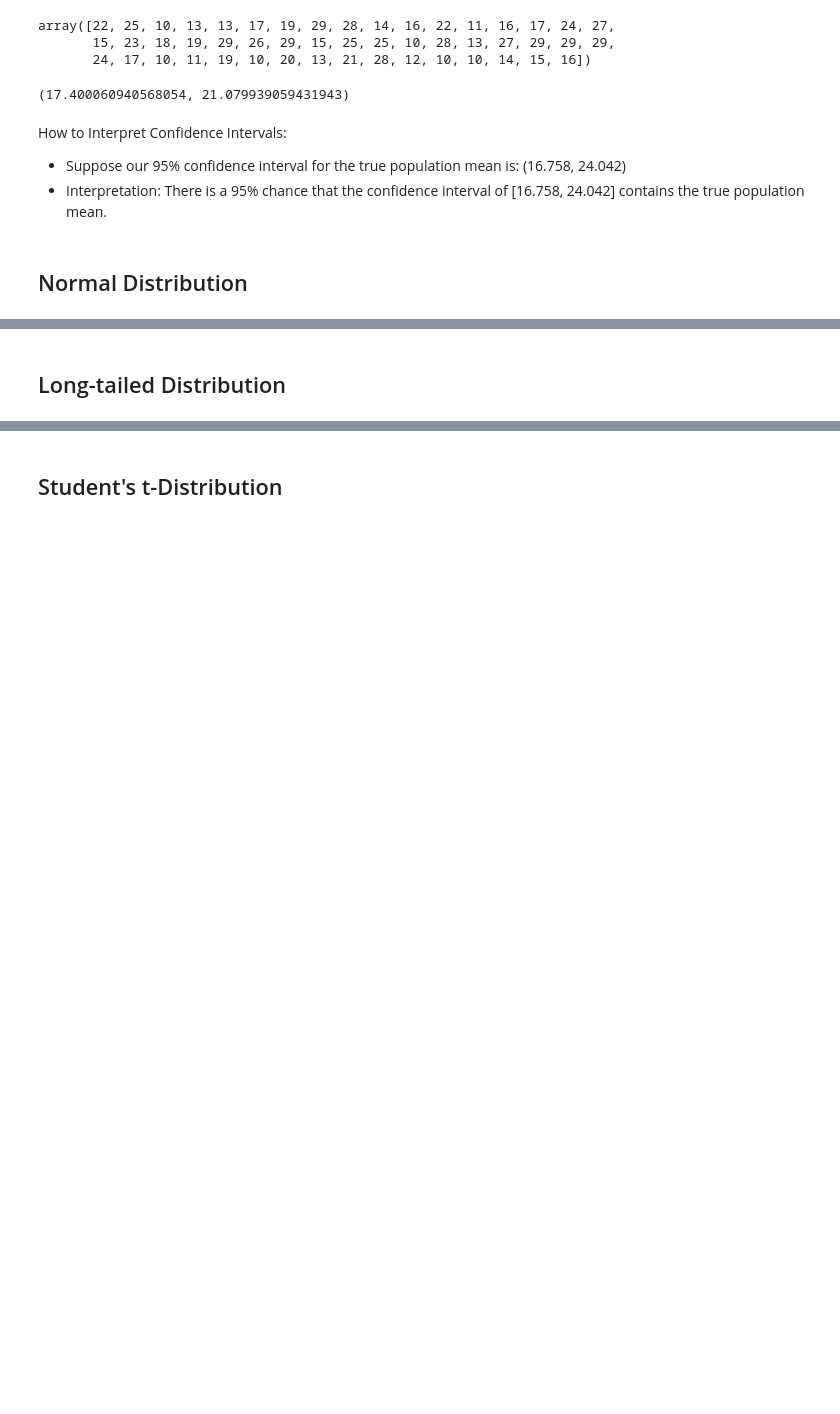
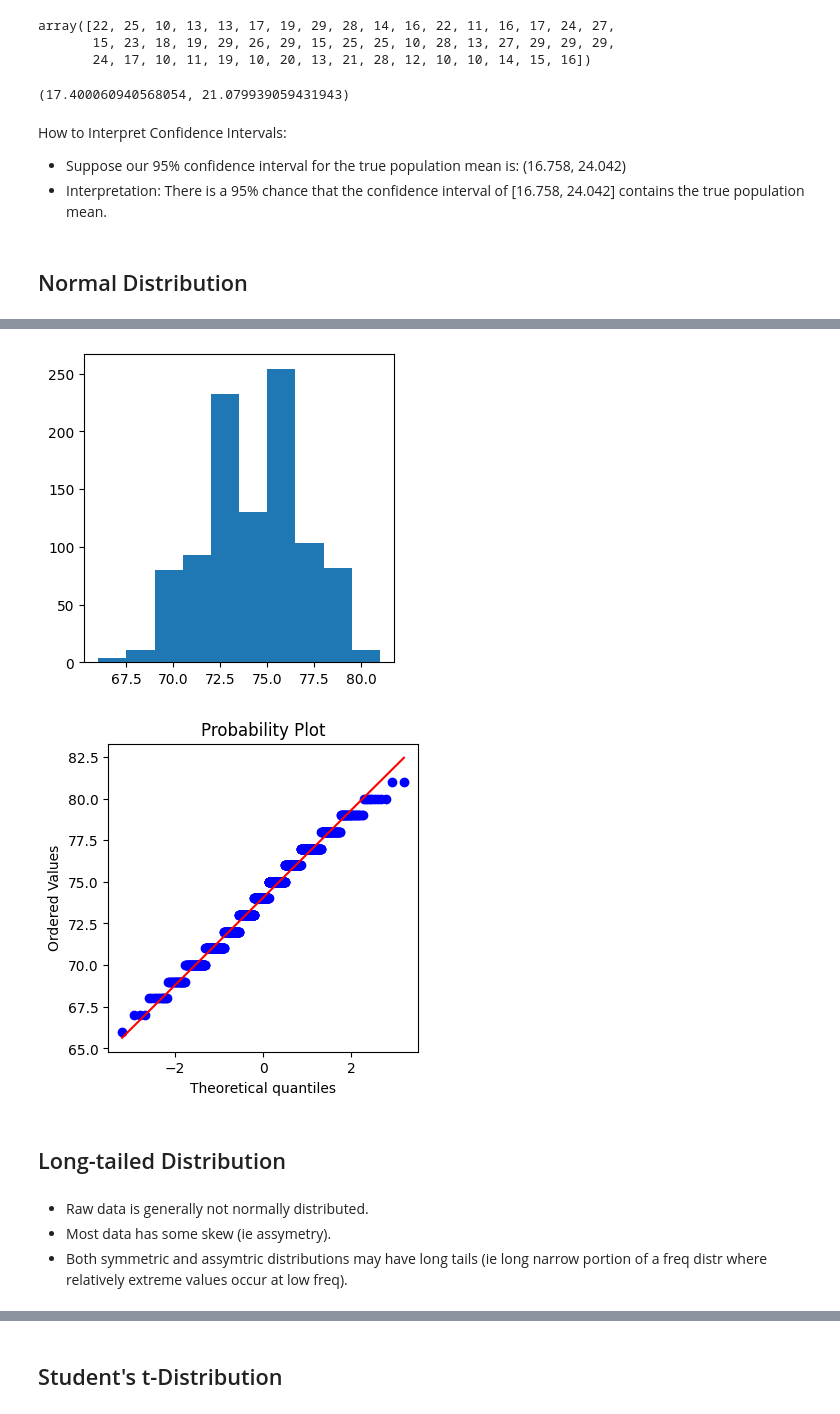
Before and after one commit to malayajac/PracticalStatistics, a Jupyter notebook: ch2.ipynb, the cells around one changed output, grey strips where cells are left out. Cells and saved outputs as stored; diff of their text form; code cells hidden in the pictures; blank space fills up the shorter version.

```diff
--- a/ch2.ipynb
+++ b/ch2.ipynb
@@ -194,2 +222,21 @@ How to Interpret Confidence Intervals:
+# %%
+# Compare players height to standard normal distribution:
+
+d = players_df["height_inches"].sample(1000)
+
+fig, ax = plt.subplots(figsize=(4, 4))
+plt.hist(d)
+plt.show()
+
+fig, ax = plt.subplots(figsize=(4, 4))
+st.probplot(d, plot=ax)
+plt.show()
+# %% [output]
+[figure, added]
+[figure, added]
 # %% [markdown]
 ## Long-tailed Distribution
+# %% [markdown]
+- Raw data is generally not normally distributed.
+- Most data has some skew (ie assymetry).
+- Both symmetric and assymtric distributions may have long tails (ie long narrow portion of a freq distr where relatively extreme values occur at low freq).
```
Also changed, not shown: parts of 10 cells of this notebook, 1 other file.
